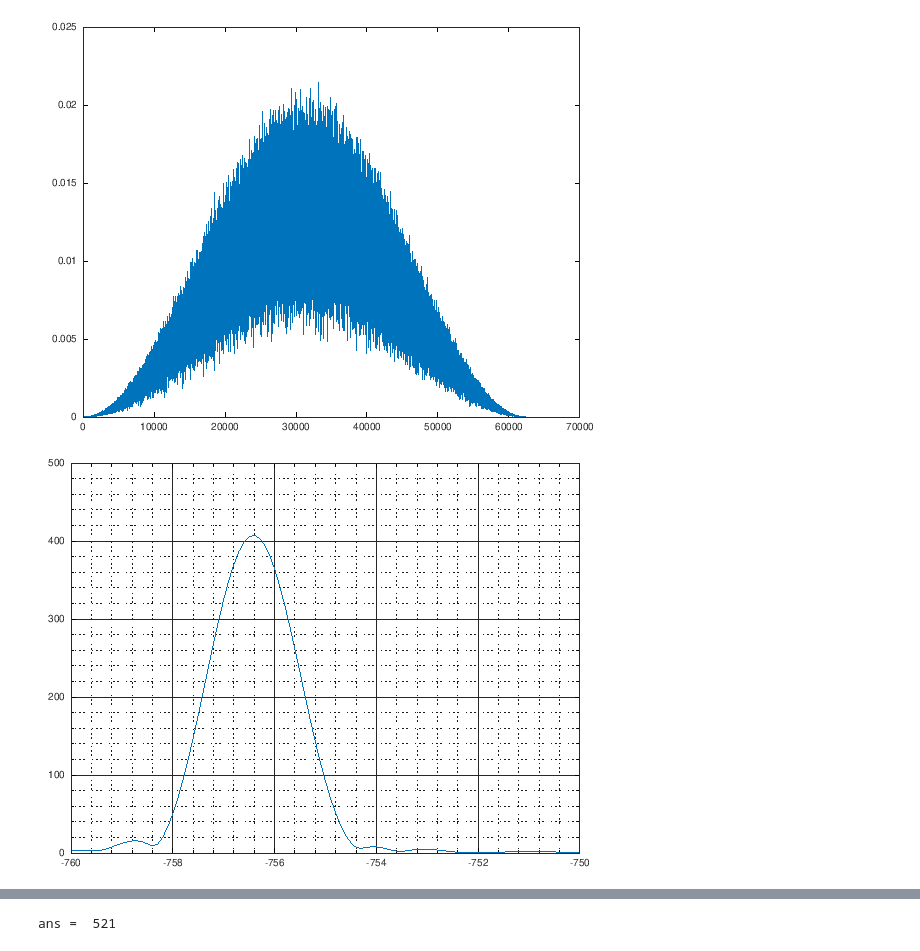
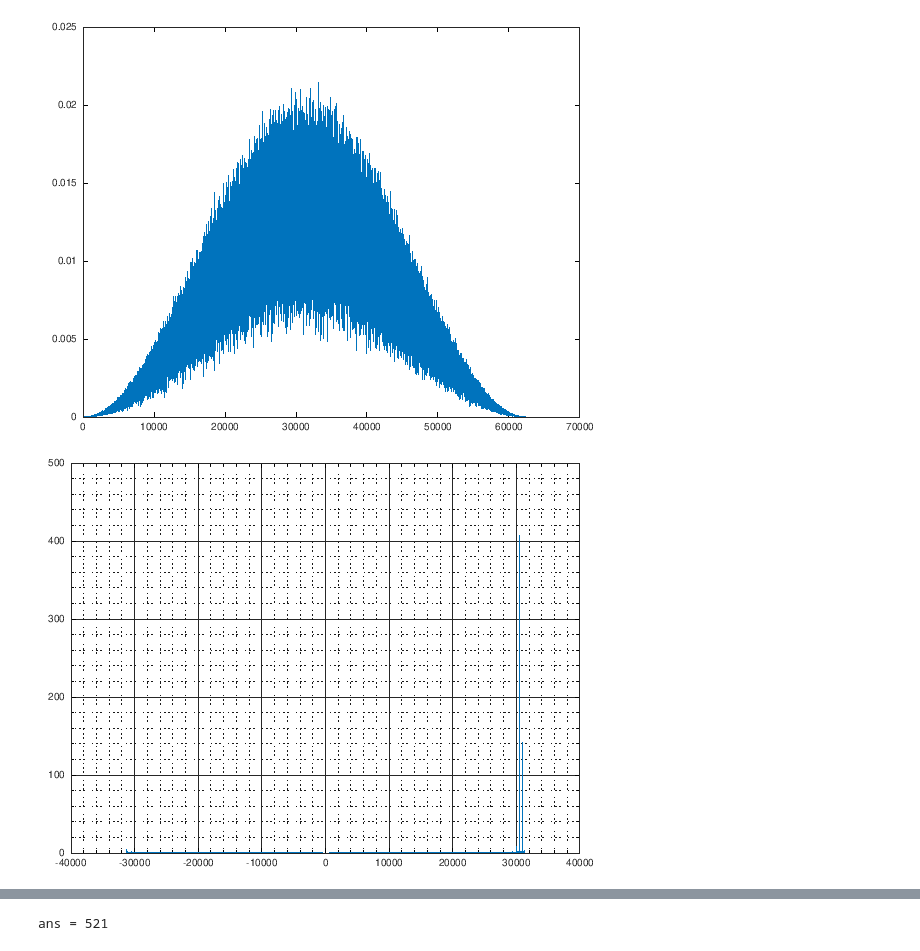
Before and after one commit to tbondy760/sat-chirp, a Jupyter notebook: AnalyzeMultiToneCalibrationFile.ipynb, the cells around one changed output, grey strips where cells are left out. Saved outputs shown, nothing was run; the diff lists cells and outputs as text; code cells hidden in the pictures.

```diff
--- a/AnalyzeMultiToneCalibrationFile.ipynb
+++ b/AnalyzeMultiToneCalibrationFile.ipynb
@@ -66,12 +68,12 @@ plot(abs(Sig));
 # %% [output]
 [figure]
 # %%
-E_cos_pulse = abs(fftshift(fft(Sig, sampleRate*10 + 1)));
+E_cos_pulse = abs(fft(Sig, sampleRate*10 + 1));
 F_base = linspace(-sampleRate/2, sampleRate/2, columns(E_cos_pulse));
 # %%
 plot(F_base, E_cos_pulse)
 grid on
 grid minor
-axis([-760 -750], "tic")
+# axis([-760 -750], "tic")
 # %% [output]
-[figure, old version]
+[figure, new version]
```
Also changed, not shown: parts of 13 cells of this notebook.
